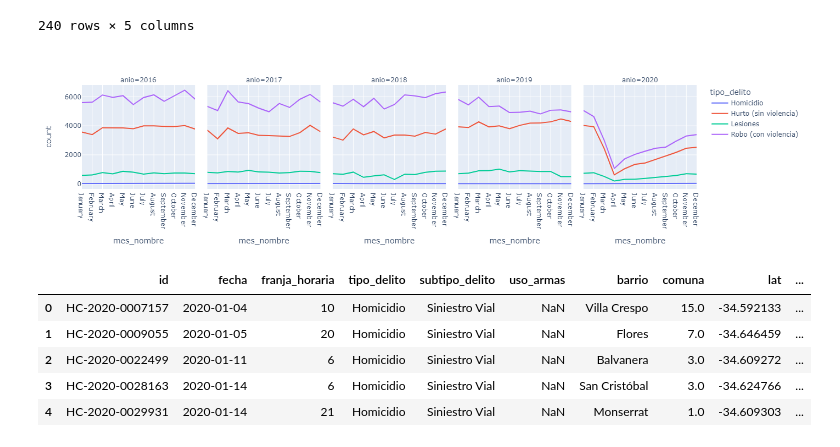
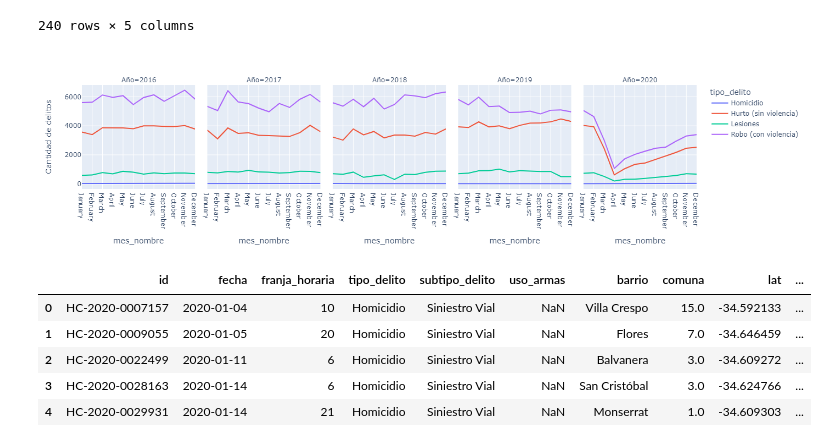
Before and after one commit to sebakirill/delincuencia_CABA, a Jupyter notebook: code/analisis_delitos_CABA.ipynb, the cells around one changed output. Drawn from its saved outputs; the diff is of its cells as text; code cells hidden in the pictures.

```diff
--- a/code/analisis_delitos_CABA.ipynb
+++ b/code/analisis_delitos_CABA.ipynb
@@ -127,10 +127,13 @@ df_mes_tipo
 | 239 | 2020 | 12 | December | Robo (con violencia) | 3390 |
 240 rows × 5 columns
 # %%
-fig = px.line(df_mes_tipo, x = 'mes_nombre', y = 'count', color = 'tipo_delito', facet_col = 'anio')
+fig = px.line(df_mes_tipo, x = 'mes_nombre', y = 'count',
+             color = 'tipo_delito',
+             facet_col = 'anio',
+             labels = {'count' : 'Cantidad de delitos', 'mes': 'Meses', 'anio':'Año'})
 fig.show()
 # %% [output]
-[figure, old version]
+[figure, new version]
 # %%
 df.head()
 # %% [output]
```
Also changed, not shown: parts of 7 cells of this notebook.
